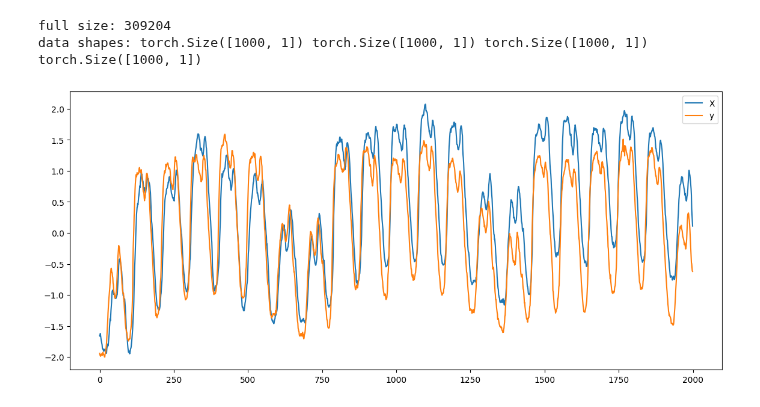
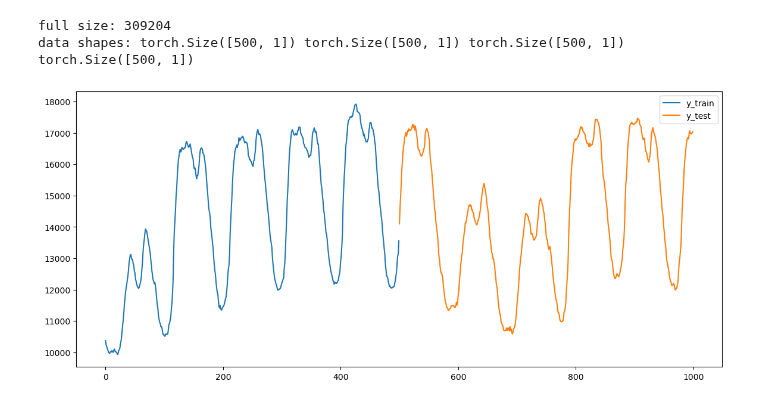
Before and after one commit to MischaDy/electricity-uq, a Jupyter notebook: laplace_bugfix_test3.ipynb, the cells around one changed output. Cells and saved outputs as stored; diff of their text form; code cells hidden in the pictures.

```diff
--- a/laplace_bugfix_test3.ipynb
+++ b/laplace_bugfix_test3.ipynb
@@ -6,10 +6,13 @@ from sklearn.model_selection import train_test_split
 import pandas as pd
 
 
-def _df_to_tensor(df: pd.DataFrame, dtype=float) -> torch.Tensor:
+def df_to_tensor(df: pd.DataFrame, dtype=float) -> torch.Tensor:
     return torch.Tensor(df.to_numpy(dtype=dtype))
 
-def get_data(_n_points_per_group,filepath="data.pkl",input_cols=None,output_cols=None,return_full_data=False,):
+def arr_to_tensor(arr):
+    return torch.Tensor(arr).float()
+
+def get_data(_n_points_per_group=None, filepath="data.pkl",input_cols=None,output_cols=None,return_full_data=False,):
     if input_cols is None:
         input_cols = [
             "load_last_week",
@@ -28,8 +31,9 @@ def get_data(_n_points_per_group,filepath="data.pkl",input_cols=None,output_cols
     # X = df[input_cols].iloc[mid - _n_points_per_group: mid + _n_points_per_group]
     # y = df[output_cols].iloc[mid - _n_points_per_group: mid + _n_points_per_group]
     print('full size:', df.size)
-    X = df[input_cols].iloc[: 2*_n_points_per_group]
-    y = df[output_cols].iloc[: 2*_n_points_per_group]
+    lim = 2*_n_points_per_group if _n_points_per_group is not None else -1
+    X = df[input_cols].iloc[:lim]
+    y = df[output_cols].iloc[:lim]
 
     X_train, X_test, y_train, y_test = train_test_split(
         X, y, test_size=0.5, shuffle=False
@@ -37,54 +41,66 @@ def get_data(_n_points_per_group,filepath="data.pkl",input_cols=None,output_cols
     if return_full_data:
         return X_train, X_test, y_train, y_test, X, y
     return X_train, X_test, y_train, y_test
+
+
+def standardize(train_data, *arrays_to_standardize):
+    # todo: also return scaler?
+    scaler = StandardScaler()
+    scaler.fit(train_data)
+    return map(scaler.transform, [train_data, *arrays_to_standardize])
 # %%
 from sklearn.preprocessing import StandardScaler
 
 
-n_datapoints_per_group = 1000
+n_datapoints_per_group = 500
+standardize_X = True
+standardize_y = False
 
-X_train, X_test, y_train, y_test, X, y = get_data(n_datapoints_per_group, input_cols=['load_last_week'], return_full_data=True)
+X_train, X_test, y_train, y_test, X, y = get_data(n_datapoints_per_group, input_cols=['load_last_week'], output_cols=['load_now'], return_full_data=True)
 
-# standardize everything
-scalerX = StandardScaler()
-scalerX.fit(X_train)
-scalerY = StandardScaler()
-scalerY.fit(y_train)
+if standardize_X:
+    X_train, X_test, X = standardize(X_train, X_test, X)
+    X_train, X_test, X = map(arr_to_tensor, (X_train, X_test, X))
+else:
+    X_train, X_test, X = map(df_to_tensor, (X_train, X_test, X))
 
-X_train, X_test, X = map(scalerX.transform, (X_train, X_test, X))
-y_train, y_test, y = map(scalerY.transform, (y_train, y_test, y))
+if standardize_y:
+    y_train, y_test, y = standardize(y_train, y_test, y)
+    y_train, y_test, y = map(arr_to_tensor, (y_train, y_test, y))
+else:
+    y_train, y_test, y = map(df_to_tensor, (y_train, y_test, y))
 
-X_train, X_test, y_train, y_test, X, y = map(lambda arr: torch.Tensor(arr).float(), (X_train, X_test, y_train, y_test, X, y))
+
 
 print("data shapes:", X_train.shape, X_test.shape, y_train.shape, y_test.shape)
 
 
 def my_plot(X_train, X_test, y_train, y_test):
     num_train_steps = X_train.shape[0]
     num_test_steps = X_test.shape[0]
 
     x_plot_train = np.arange(num_train_steps)
     x_plot_test = np.arange(num_train_steps, num_train_steps + num_test_steps)
     plt.figure(figsize=(14,6))
-    plt.plot(x_plot_train, X_train, label='X_train')
+    # plt.plot(x_plot_train, X_train, label='X_train')
     # plt.scatter(x_plot_train, X_train)
-    plt.plot(x_plot_test, X_test, label='X_test')
+    # plt.plot(x_plot_test, X_test, label='X_test')
     plt.plot(x_plot_train, y_train, label='y_train')
     plt.plot(x_plot_test, y_test, label='y_test')
     plt.legend()
     plt.show()
 
-# my_plot(X_train, X_test, y_train, y_test)
+my_plot(X_train, X_test, y_train, y_test)
 
-def f():
-  plt.figure(figsize=(15,6))
-  plt.plot(np.arange(X.shape[0]), X, label='X')
-  plt.plot(np.arange(X.shape[0]), y, label='y')
-  plt.legend()
-  plt.show()
+# def f():
+#   plt.figure(figsize=(15,6))
+#   plt.plot(np.arange(X.shape[0]), X, label='X')
+#   plt.plot(np.arange(X.shape[0]), y, label='y')
+#   plt.legend()
+#   plt.show()
 
-f()
+# f()
 # %% [output]
 full size: 309204
-data shapes: torch.Size([1000, 1]) torch.Size([1000, 1]) torch.Size([1000, 1]) torch.Size([1000, 1])
+data shapes: torch.Size([500, 1]) torch.Size([500, 1]) torch.Size([500, 1]) torch.Size([500, 1])
-[figure, old version]
+[figure, new version]
```
Also changed, not shown: parts of 4 cells of this notebook, 1 other file.
